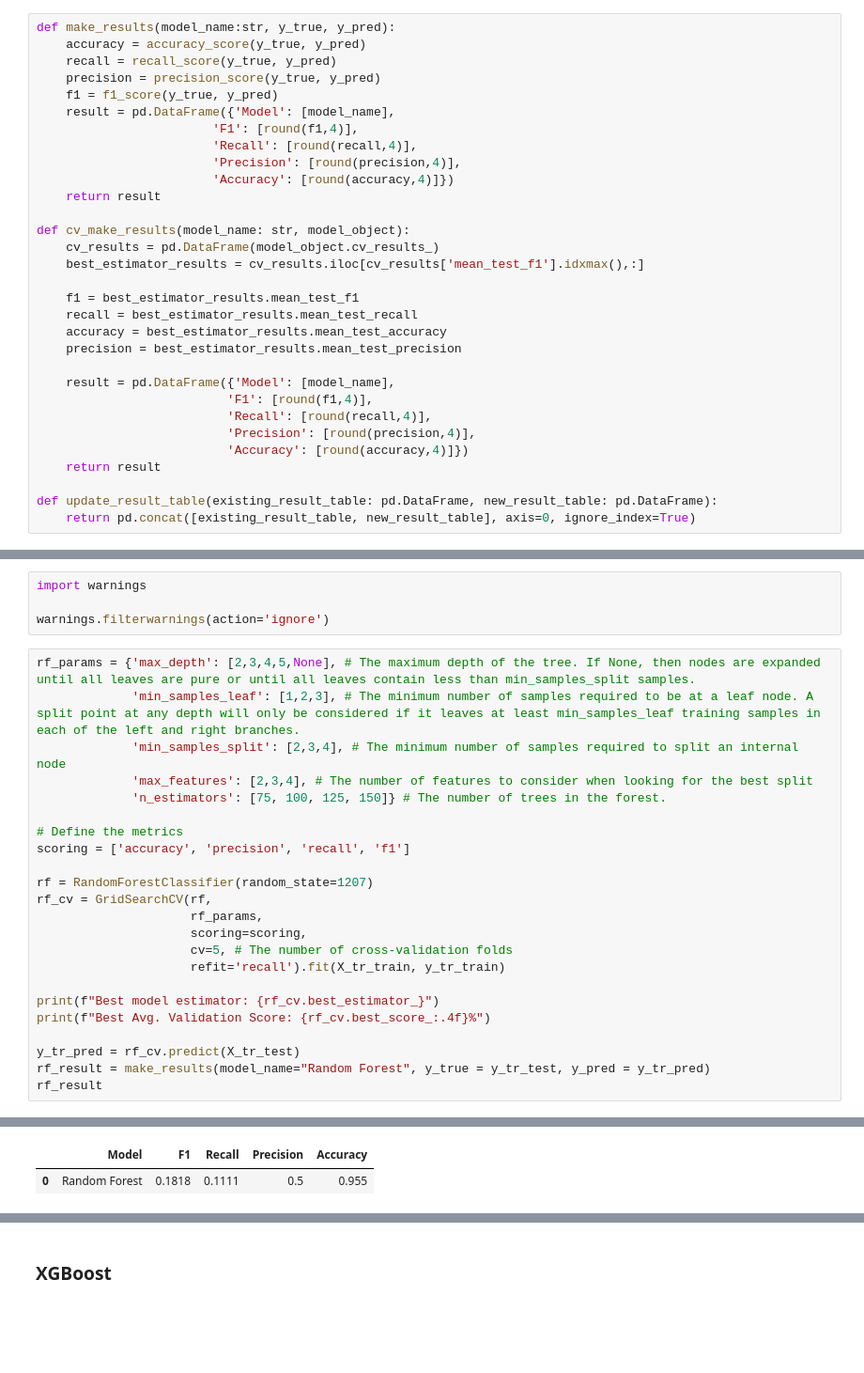
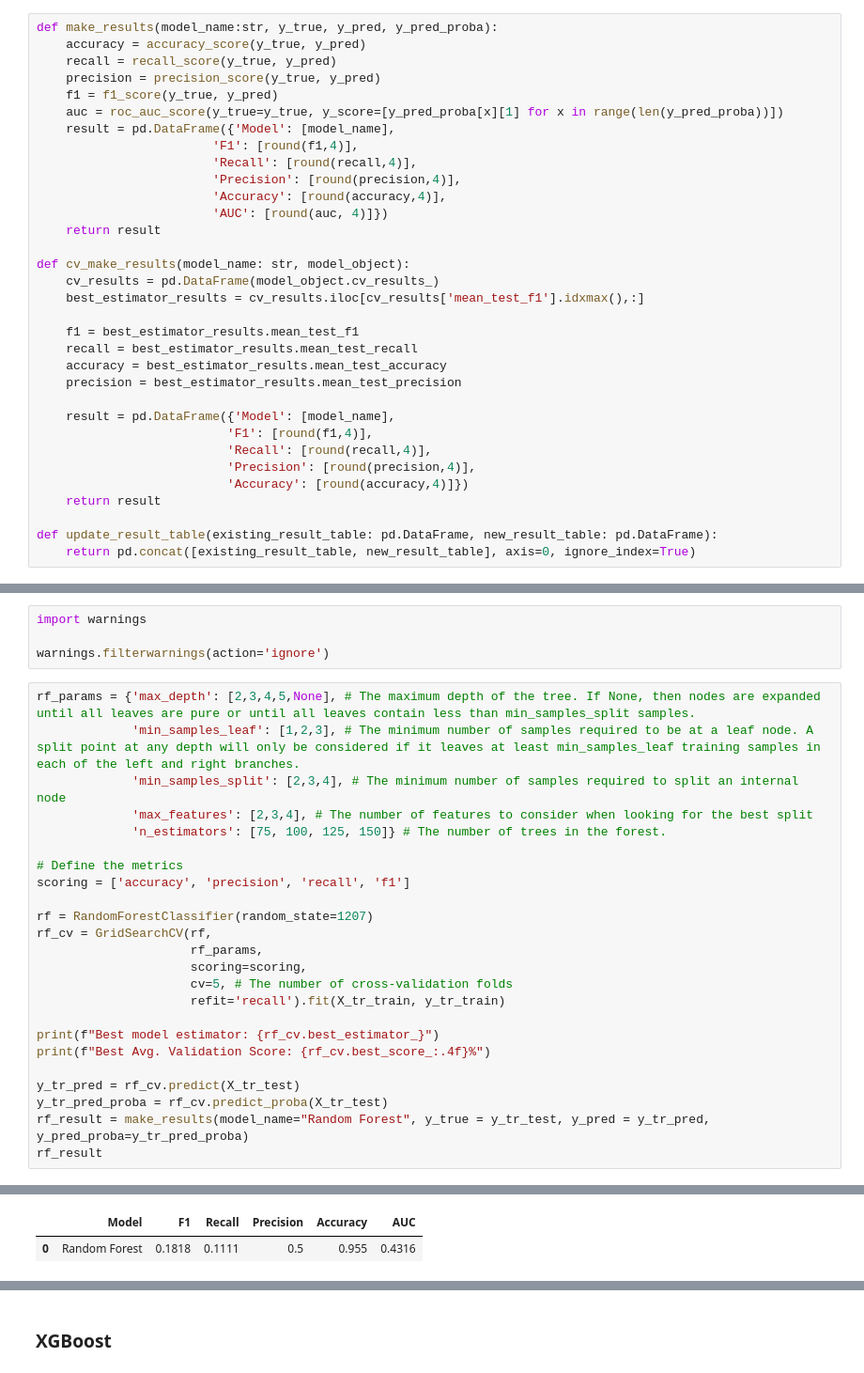
Before and after one commit to louisleung5/fraud-detection, a Jupyter notebook: Fraud_Dectection_script.ipynb, the cells around one changed output, grey strips where cells are left out. Shown at 94% size. Cells and saved outputs as stored; diff of their text form; blank space fills up the shorter version.

```diff
--- a/Fraud_Dectection_script.ipynb
+++ b/Fraud_Dectection_script.ipynb
@@ -542,16 +542,18 @@ Name: count, dtype: int64
 # %% [markdown]
 Let's define a function for model revaluation and storing the result.
 # %%
-def make_results(model_name:str, y_true, y_pred):
+def make_results(model_name:str, y_true, y_pred, y_pred_proba):
     accuracy = accuracy_score(y_true, y_pred)
     recall = recall_score(y_true, y_pred)
     precision = precision_score(y_true, y_pred)
     f1 = f1_score(y_true, y_pred)
+    auc = roc_auc_score(y_true=y_true, y_score=[y_pred_proba[x][1] for x in range(len(y_pred_proba))])
     result = pd.DataFrame({'Model': [model_name],
                         'F1': [round(f1,4)],
                         'Recall': [round(recall,4)],
                         'Precision': [round(precision,4)],
-                        'Accuracy': [round(accuracy,4)]})
+                        'Accuracy': [round(accuracy,4)],
+                        'AUC': [round(auc, 4)]})
     return result
 
 def cv_make_results(model_name: str, model_object):
@@ -632,32 +635,33 @@ warnings.filterwarnings(action='ignore')
 # %%
 rf_params = {'max_depth': [2,3,4,5,None], # The maximum depth of the tree. If None, then nodes are expanded until all leaves are pure or until all leaves contain less than min_samples_split samples.
              'min_samples_leaf': [1,2,3], # The minimum number of samples required to be at a leaf node. A split point at any depth will only be considered if it leaves at least min_samples_leaf training samples in each of the left and right branches.
              'min_samples_split': [2,3,4], # The minimum number of samples required to split an internal node
              'max_features': [2,3,4], # The number of features to consider when looking for the best split
              'n_estimators': [75, 100, 125, 150]} # The number of trees in the forest.
 
 # Define the metrics
 scoring = ['accuracy', 'precision', 'recall', 'f1']
 
 rf = RandomForestClassifier(random_state=1207)
 rf_cv = GridSearchCV(rf,
                      rf_params,
                      scoring=scoring,
                      cv=5, # The number of cross-validation folds
                      refit='recall').fit(X_tr_train, y_tr_train)
 
 print(f"Best model estimator: {rf_cv.best_estimator_}")
 print(f"Best Avg. Validation Score: {rf_cv.best_score_:.4f}%")
 
 y_tr_pred = rf_cv.predict(X_tr_test)
-rf_result = make_results(model_name="Random Forest", y_true = y_tr_test, y_pred = y_tr_pred)
+y_tr_pred_proba = rf_cv.predict_proba(X_tr_test)
+rf_result = make_results(model_name="Random Forest", y_true = y_tr_test, y_pred = y_tr_pred, y_pred_proba=y_tr_pred_proba)
 rf_result
 # %% [output]
 Best model estimator: RandomForestClassifier(max_features=2, min_samples_split=3, n_estimators=150,
                        random_state=1207)
 Best Avg. Validation Score: 0.9297%
-|  | Model | F1 | Recall | Precision | Accuracy |
-| 0 | Random Forest | 0.1818 | 0.1111 | 0.5 | 0.955 |
+|  | Model | F1 | Recall | Precision | Accuracy | AUC |
+| 0 | Random Forest | 0.1818 | 0.1111 | 0.5 | 0.955 | 0.4316 |
 # %%
 result = update_result_table(result, rf_result)
 result
```
Also changed, not shown: parts of 8 cells of this notebook.
